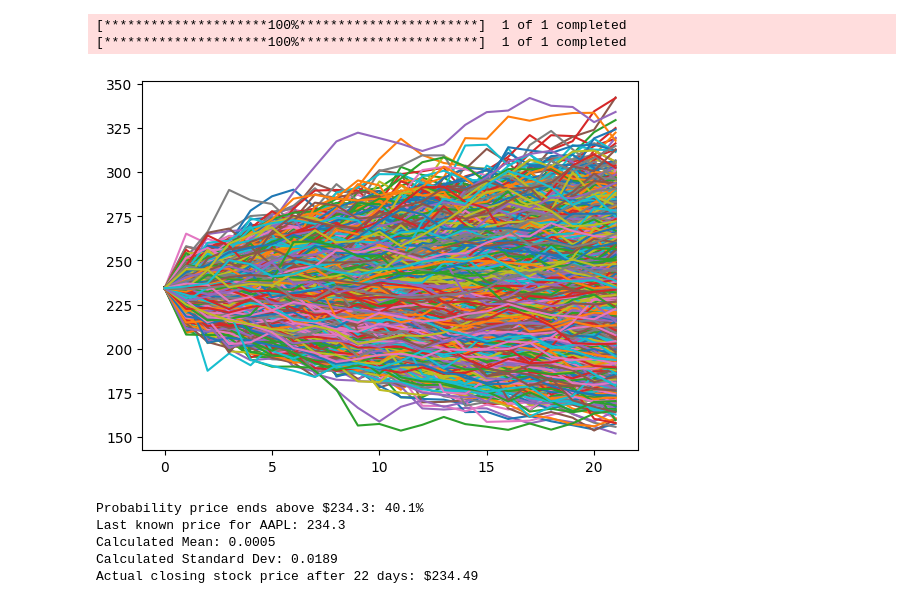
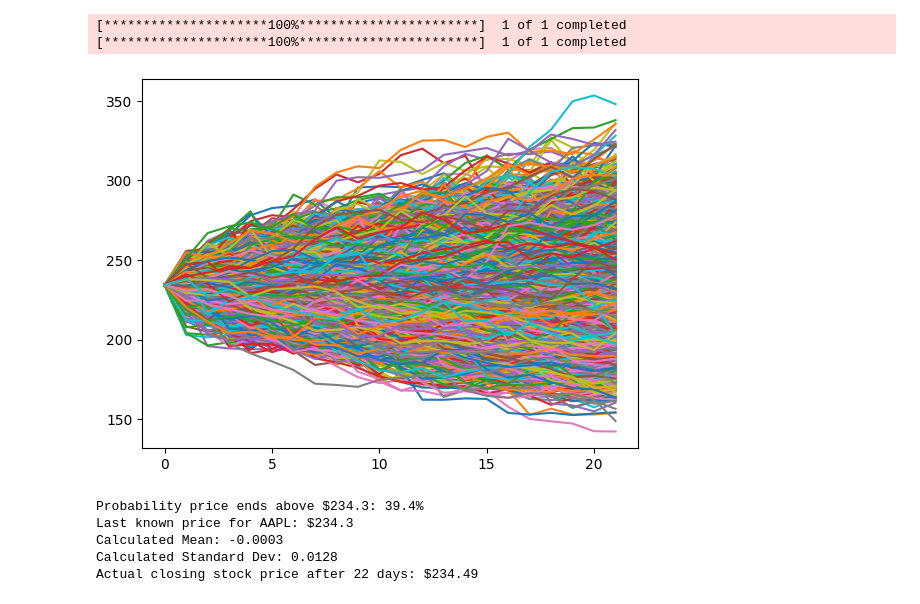
Before and after one commit to adrianM2121/Final-Backtest, a Jupyter notebook: Combination.ipynb, the cells around one changed output. Drawn from its saved outputs; the diff is of its cells as text; code cells hidden in the pictures.

```diff
--- a/Combination.ipynb
+++ b/Combination.ipynb
@@ -43,9 +43,6 @@ def get_logReturn(column, data):
         r = np.log(data[column][i] / data[column][i-1])
         rates_list.append(r)
     return rates_list
-
-
-
 
 
 
@@ -173,8 +170,8 @@ if __name__ == "__main__":
     rates_list = get_logReturn("Close", data)
 
     #Hypothesis
-    mean_low, mean_high, mean_steps = -0.002, 0.002, 100
-    SD_low, SD_high, SD_steps = 0.005, 0.035, 100
+    mean_low, mean_high, mean_steps = -0.002, 0.002, 200
+    SD_low, SD_high, SD_steps = 0.005, 0.035, 200
 
     #Jump Variables: small chance for unexpected jump or drops
     jump_frequency = 0.05 #5% chance of jump on every day
@@ -187,37 +184,37 @@ if __name__ == "__main__":
     )
 
     # Bayesian inference
     posterior_weights = bayesian_inference(n_samples, mean_sample, standard_dev_sample, rates_list)
     final_mew, final_stdDev = choose_sample(n_samples, posterior_weights, mean_sample, standard_dev_sample)
 
     # Simulation
     graph_initial = data["Close"].iloc[-1]   # start simulation from last known price
     graph_final = 22                        # amount of trading days to simulate
     delta_t = 1
     iterations_amount = 10000
 
     x = set_frame(graph_final)
     mean_final, final_prices = simulate_paths(
     iterations_amount, graph_initial, graph_final, delta_t,
     n_samples, posterior_weights, mean_sample, standard_dev_sample, x, jump_frequency, mean_jump, standard_dev_jump)
 
-    threshold = 234.3  #price to determine percentile
+    threshold = last_known_price  #price to determine percentile
     prob_above = np.mean(final_prices > threshold) * 100
     print(f"Probability price ends above ${threshold}: {prob_above:.1f}%")
 
 
     last_known_price = data["Close"].iloc[-1]
     print(f"Last known price for {ticker}: ${last_known_price}")
     print(f"Calculated Mean: {final_mew:.4f}")
     print(f"Calculated Standard Dev: {final_stdDev:.4f}")
     actual_price = final_price_compare["Close"].iloc[0]
     print(f"Actual closing stock price after {graph_final} days: ${actual_price:.2f}")
 # %% [output]
 [*********************100%***********************]  1 of 1 completed
 [*********************100%***********************]  1 of 1 completed
-[figure, old version]
+[figure, new version]
-Probability price ends above $234.3: 40.1%
-Last known price for AAPL: 234.3
-Calculated Mean: 0.0005
-Calculated Standard Dev: 0.0189
+Probability price ends above $234.3: 39.4%
+Last known price for AAPL: $234.3
+Calculated Mean: -0.0003
+Calculated Standard Dev: 0.0128
 Actual closing stock price after 22 days: $234.49
```
